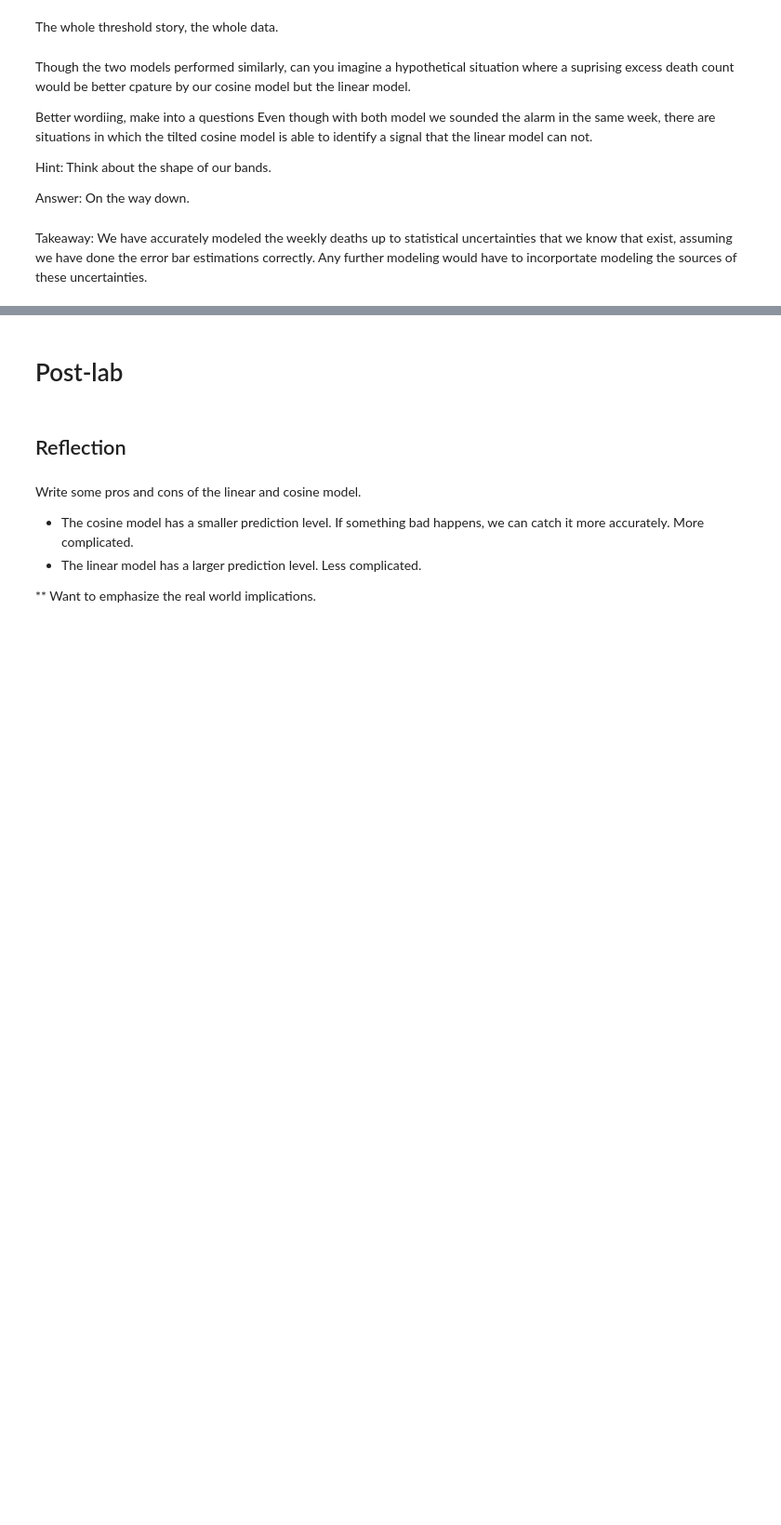
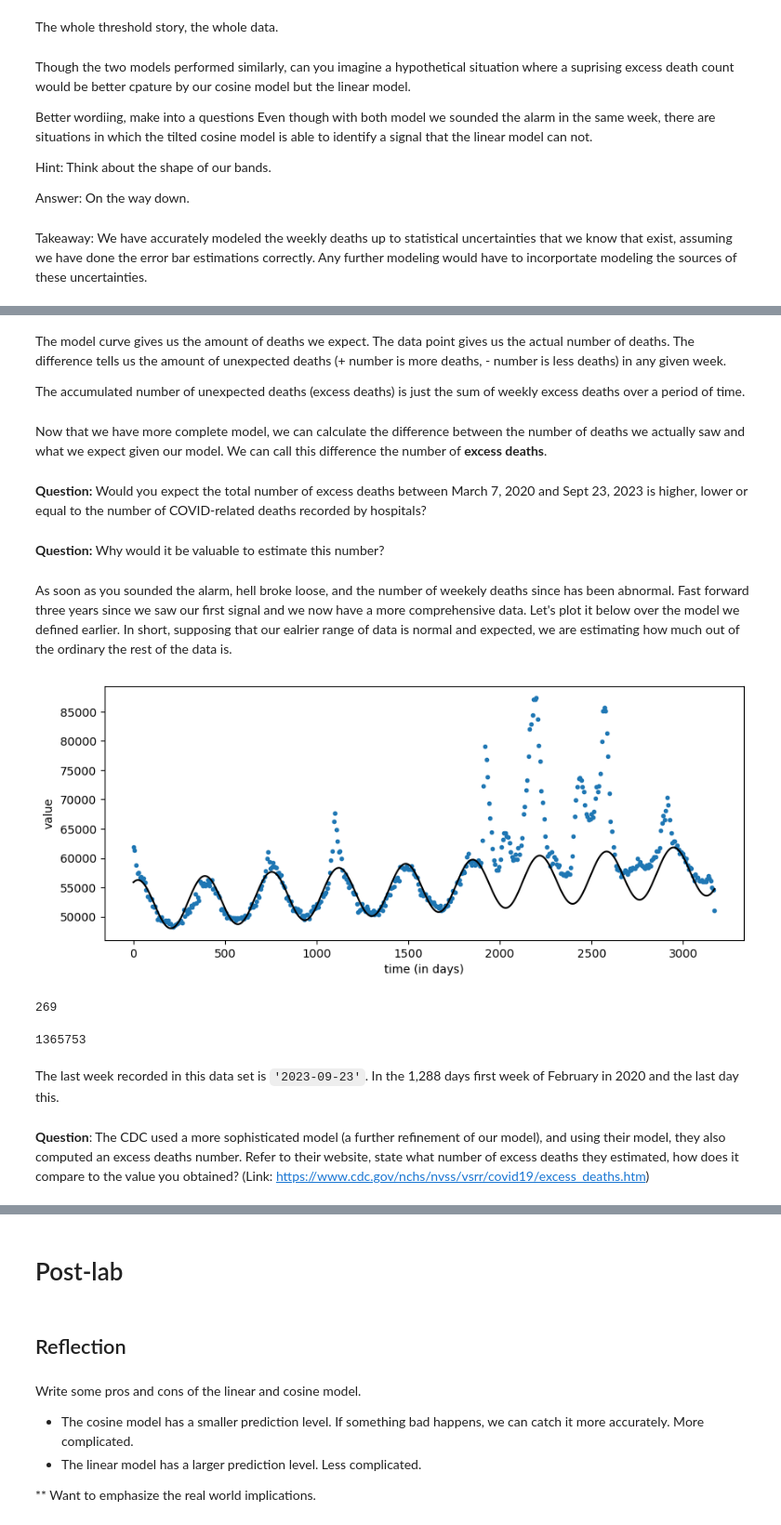
Before and after one commit to sensesensibilityscience/datascience, a Jupyter notebook: 2024/excessdeaths/student/modelling.ipynb, the cells around one changed output, grey strips where cells are left out. Shown at 93% size. Cells and saved outputs as stored; diff of their text form; code cells hidden in the pictures; blank space fills up the shorter version.

```diff
--- a/2024/excessdeaths/student/modelling.ipynb
+++ b/2024/excessdeaths/student/modelling.ipynb
@@ -376,0 +378,32 @@ How to calculate:
+# %% [markdown]
+The model curve gives us the amount of deaths we expect. The data point gives us the actual number of deaths. The difference tells us the amount of unexpected deaths (+ number is more deaths, - number is less deaths) in any given week.
+
+The accumulated number of unexpected deaths (excess deaths) is just the sum of weekly excess deaths over a period of time.
+# %% [markdown]
+Now that we have more complete model, we can calculate the difference between the number of deaths we actually saw and what we expect given our model. We can call this difference the number of **excess deaths**.
+# %% [markdown]
+**Question:** Would you expect the total number of excess deaths between March 7, 2020 and Sept 23, 2023 is higher, lower or equal to  the number of COVID-related deaths recorded by hospitals?
+# %% [markdown]
+**Question:** Why would it be valuable to estimate this number?
+# %% [markdown]
+As soon as you sounded the alarm, hell broke loose, and the number of weekely deaths since has been abnormal. Fast forward three years since we saw our first signal and we now have a more comprehensive data. Let's plot it below over the model we defined earlier. In short, supposing that our ealrier range of data is normal and expected, we are estimating how much out of the ordinary the rest of the data is.
+# %%
+plt.figure(figsize=(10, 4))
+plt.plot(all_xdata, all_ydata, '.')
+ # have students do this, show how tilted cosine function works
+model_ydata = tilted_cosine(all_xdata, A_fit, T_fit, x0_fit, B_fit, C_fit)
+plt.plot(all_xdata, model_ydata, color="black")
+plt.xlabel('time (in days)')
+plt.ylabel('value')
+plt.show()
+march_07_2020_day = pd.to_datetime('2020-01-01')
+# Color the new points a different color
+# %% [output]
+[figure, added]
+# %%
+# This finds the index point that represents the heightened appearance of COVID-19 in the US.
+march_07_2020_day = pd.to_datetime('2020-03-07')
+march_07_2020_index = excessdeaths[excessdeaths['Week Ending Date'] == march_07_2020_day].index[0]
+march_07_2020_index
+# %% [output]
+269
@@ -376,0 +412,11 @@ How to calculate:
+# %%
+model_deaths = sum(model_ydata[march_07_2020_index:])
+actual_deaths = sum(all_ydata[march_07_2020_index:])
+excess_deaths = round(actual_deaths-model_deaths)
+excess_deaths
+# %% [output]
+1365753
+# %% [markdown]
+The last week recorded in this data set is `'2023-09-23'`. In the 1,288 days first week of February in 2020 and the last day this.
+# %% [markdown]
+**Question**: The CDC used a more sophisticated model (a further refinement of our model), and using their model, they also computed an excess deaths number. Refer to their website, state what number of excess deaths they estimated, how does it compare to the value you obtained? (Link: https://www.cdc.gov/nchs/nvss/vsrr/covid19/excess_deaths.htm)
```
Also changed, not shown: parts of 71 cells of this notebook, 1 other file.
